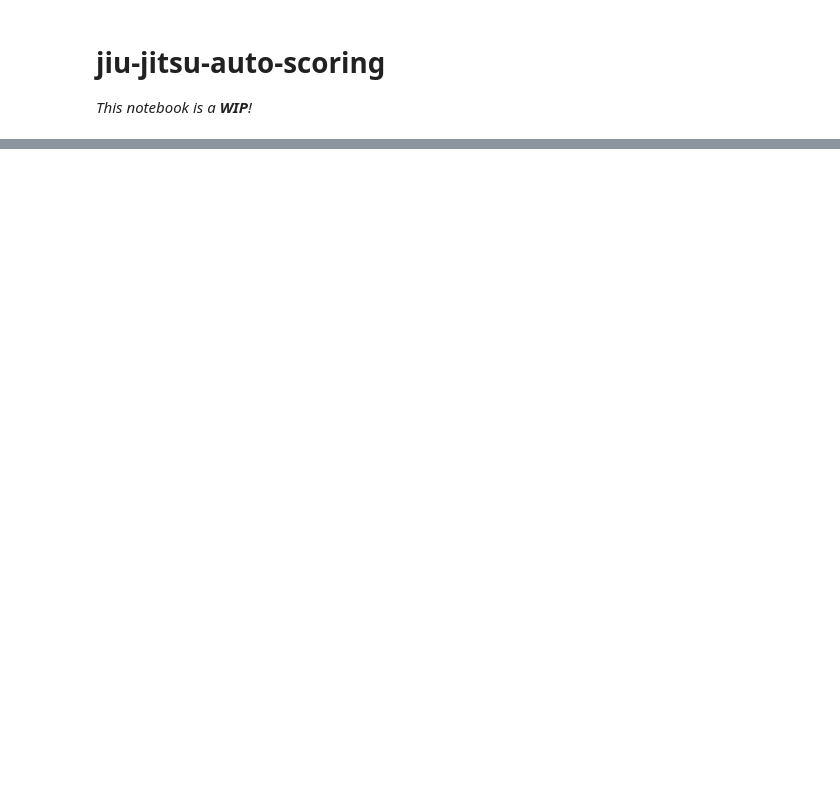
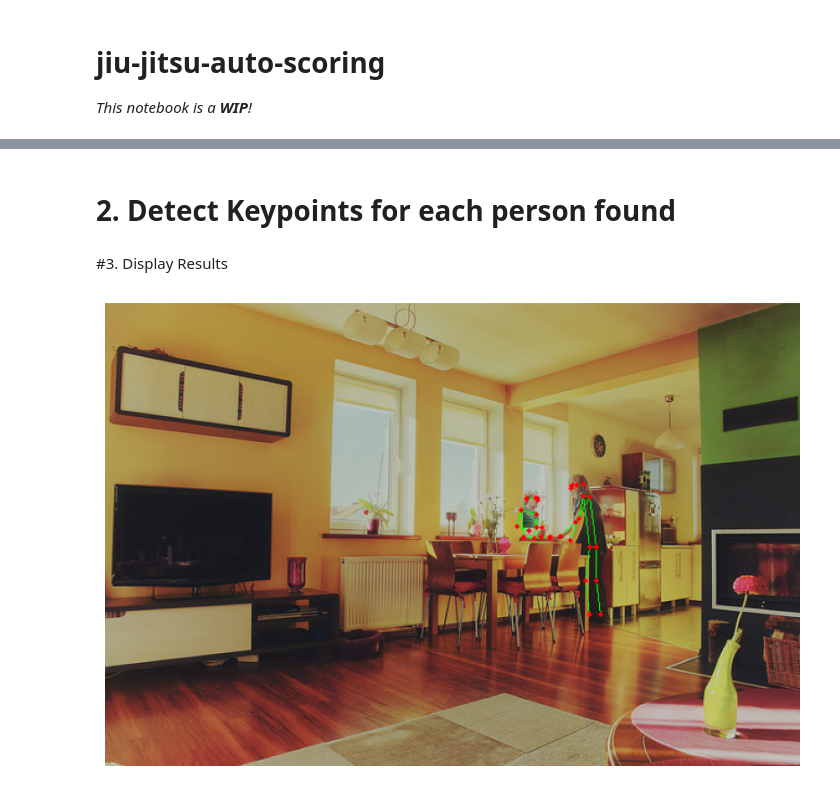
Before and after one commit to jiu-jitsu-auto-scoring/model, a Jupyter notebook: src/D-DETR_ViTPose_Image_Demo.ipynb, the cells around one changed output, grey strips where cells are left out. Cells and saved outputs as stored; diff of their text form; code cells hidden in the pictures; blank space fills up the shorter version.

```diff
--- a/src/D-DETR_ViTPose_Image_Demo.ipynb
+++ b/src/D-DETR_ViTPose_Image_Demo.ipynb
@@ -46,0 +63,2 @@ Create a folder Model/VitPose/Checkpoints. Upload the required checkpoint into t
+# %%
+device = "cuda" if torch.cuda.is_available() else "cpu"
@@ -47 +67,4 @@ Create a folder Model/VitPose/Checkpoints. Upload the required checkpoint into t
+# %%
+url = "http://images.cocodataset.org/val2017/000000000139.jpg"
+image = Image.open(requests.get(url, stream=True).raw)
 # %%
@@ -50,0 +128,52 @@ FileNotFoundError: [Errno 2] No such file or directory: 'output.jpg'
+# %% [markdown]
+# 2. Detect Keypoints for each person found
+# %%
+image_processor = AutoProcessor.from_pretrained("usyd-community/vitpose-base-simple")
+image_model = VitPoseForPoseEstimation.from_pretrained("usyd-community/vitpose-base-simple", device_map=device)
+
+if len(person_boxes) > 0:
+  image_inputs = image_processor(image, boxes=[person_boxes], return_tensors="pt")
+  with torch.no_grad():
+      outputs = image_model(**image_inputs)
+
+  pose_results = image_processor.post_process_pose_estimation(outputs, boxes=[person_boxes])
+  image_pose_result = pose_results[0]  # results for first image
+else:
+  print("No humans found")
+# %% [markdown]
+#3. Display Results
+# %%
+import supervision as sv
+xy = torch.stack([pose_result['keypoints'] for pose_result in image_pose_result]).cpu().numpy()
+scores = torch.stack([pose_result['scores'] for pose_result in image_pose_result]).cpu().numpy()
+
+key_points = sv.KeyPoints(
+    xy=xy, confidence=scores
+)
+
+edge_annotator = sv.EdgeAnnotator(
+    color=sv.Color.GREEN,
+    thickness=1
+)
+vertex_annotator = sv.VertexAnnotator(
+    color=sv.Color.RED,
+    radius=2
+)
+annotated_frame = edge_annotator.annotate(
+    scene=image.copy(),
+    key_points=key_points
+)
+annotated_frame = vertex_annotator.annotate(
+    scene=annotated_frame,
+    key_points=key_points
+)
+
+import matplotlib.pyplot as plt
+
+# Display the annotated image
+plt.figure(figsize=(10, 10))
+plt.imshow(annotated_frame)
+plt.axis('off')
+plt.show()
+# %% [output]
+[figure, added]
```
Also changed, not shown: parts of 6 cells of this notebook.
